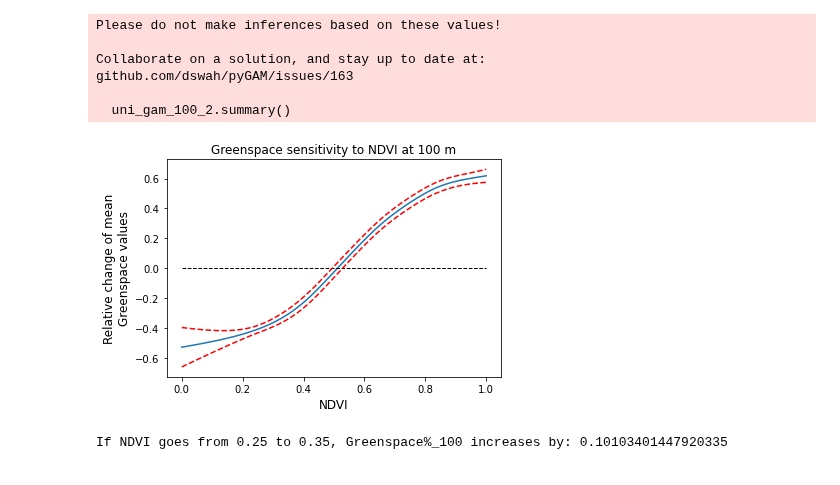
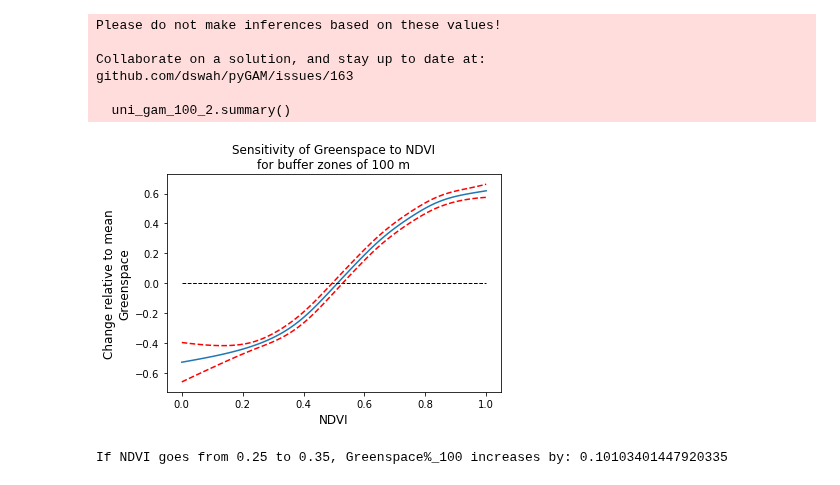
Before and after one commit to alexdelai/NDVI-dimist, a Jupyter notebook: 5_univariate_analysis_ndvi.ipynb, the cells around one changed output. Saved outputs shown, nothing was run; the diff lists cells and outputs as text; code cells hidden in the pictures.

Commit message:
updated plots

```diff
--- a/5_univariate_analysis_ndvi.ipynb
+++ b/5_univariate_analysis_ndvi.ipynb
@@ -110,27 +110,26 @@ github.com/dswah/pyGAM/issues/163
 # %%
 # plotting best greenspace_100 model
 for i, term in enumerate(uni_gam_100_2.terms):
     if term.isintercept:
         continue
 
     XX = uni_gam_100_2.generate_X_grid(term=i)
     pdep, confi = uni_gam_100_2.partial_dependence(term=i, X=XX, width=0.95)
 
     plt.figure()
     plt.plot(XX[:, term.feature], pdep)
     plt.hlines(y=0, xmin=0, xmax=1, linewidth=1, color='black', linestyle='--')
     plt.plot(XX[:, term.feature], confi, c='r', ls='--')
-    ax.set_ylim(-0.7, 0.7)
     # set title, xlabel and ylabel
-    plt.title('Greenspace sensitivity to NDVI at 100 m', fontsize=12)
+    plt.title('Sensitivity of Greenspace to NDVI\nfor buffer zones of 100 m', fontsize=12)
     plt.xlabel('NDVI', fontsize=12)
-    plt.ylabel('Relative change of mean\nGreenspace values', fontsize=12)
+    plt.ylabel('Change relative to mean\nGreenspace', fontsize=12)
     # save the figure
     plt.savefig('thesis_project/visualizations/modelling/univariate/gam_greenspace_100_best_plot.png', dpi=300, bbox_inches='tight')
     im.open('thesis_project/visualizations/modelling/univariate/gam_greenspace_100_best_plot.png').save('thesis_project/visualizations/modelling/univariate/gam_greenspace_100_best_plot.bmp')
     plt.show()
 # %% [output]
-[figure, old version]
+[figure, new version]
 # %%
 # Change in low NDVI values: how does Greenspace% increase, if NDVI changes from 0.25 to 0.35?
 green_l0 = uni_gam_100_2.predict(0.25)
```
Also changed, not shown: parts of 15 cells of this notebook, 1 other file.
